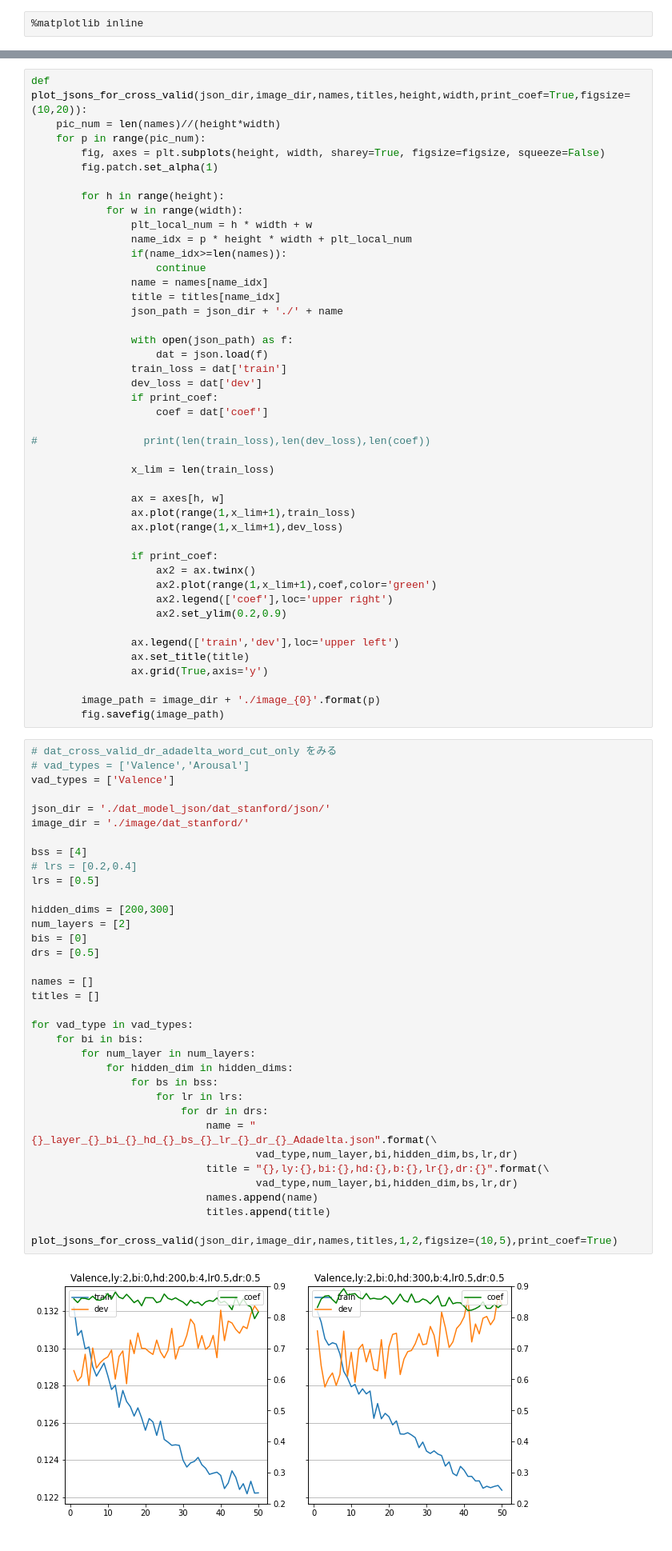
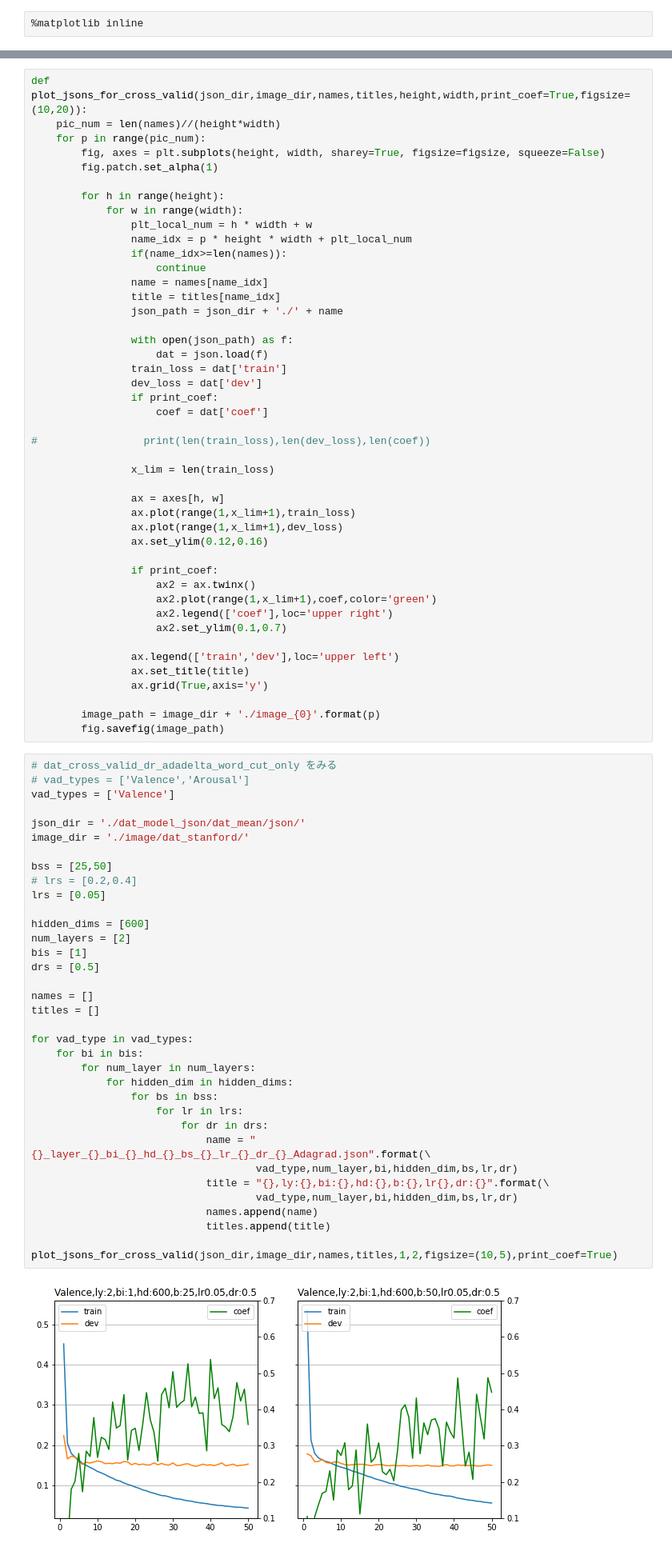
Before and after one commit to kurarrr/emotional-chatapp-core, a Jupyter notebook: api/analysis/plot_stanford.ipynb, the cells around one changed output, grey strips where cells are left out. Shown at 80% size. Saved outputs shown, nothing was run; the diff lists cells and outputs as text.

```diff
--- a/api/analysis/plot_stanford.ipynb
+++ b/api/analysis/plot_stanford.ipynb
@@ -108,12 +108,13 @@ def plot_jsons_for_cross_valid(json_dir,image_dir,names,titles,height,width,prin
                 ax = axes[h, w]
                 ax.plot(range(1,x_lim+1),train_loss)
                 ax.plot(range(1,x_lim+1),dev_loss)
+                ax.set_ylim(0.12,0.16)
 
                 if print_coef:
                     ax2 = ax.twinx()
                     ax2.plot(range(1,x_lim+1),coef,color='green')
                     ax2.legend(['coef'],loc='upper right')
-                    ax2.set_ylim(0.2,0.9)
+                    ax2.set_ylim(0.1,0.7)
 
                 ax.legend(['train','dev'],loc='upper left')
                 ax.set_title(title)
@@ -124,37 +125,37 @@ def plot_jsons_for_cross_valid(json_dir,image_dir,names,titles,height,width,prin
 # %%
 # dat_cross_valid_dr_adadelta_word_cut_only をみる
 # vad_types = ['Valence','Arousal']
 vad_types = ['Valence']
 
-json_dir = './dat_model_json/dat_stanford/json/'
+json_dir = './dat_model_json/dat_mean/json/'
 image_dir = './image/dat_stanford/'
 
-bss = [4]
+bss = [25,50]
 # lrs = [0.2,0.4]
-lrs = [0.5]
+lrs = [0.05]
 
-hidden_dims = [200,300]
+hidden_dims = [600]
 num_layers = [2]
-bis = [0]
+bis = [1]
 drs = [0.5]
 
 names = []
 titles = []
 
 for vad_type in vad_types:
     for bi in bis:
         for num_layer in num_layers:
             for hidden_dim in hidden_dims:
                 for bs in bss:
                     for lr in lrs:
                         for dr in drs:
-                            name = "{}_layer_{}_bi_{}_hd_{}_bs_{}_lr_{}_dr_{}_Adadelta.json".format(\
+                            name = "{}_layer_{}_bi_{}_hd_{}_bs_{}_lr_{}_dr_{}_Adagrad.json".format(\
                                     vad_type,num_layer,bi,hidden_dim,bs,lr,dr)
                             title = "{},ly:{},bi:{},hd:{},b:{},lr{},dr:{}".format(\
                                     vad_type,num_layer,bi,hidden_dim,bs,lr,dr)
                             names.append(name)
                             titles.append(title)
 
 plot_jsons_for_cross_valid(json_dir,image_dir,names,titles,1,2,figsize=(10,5),print_coef=True)
 # %% [output]
-[figure, old version]
+[figure, new version]
```
Also changed, not shown: parts of 3 cells of this notebook, 5 other files.
